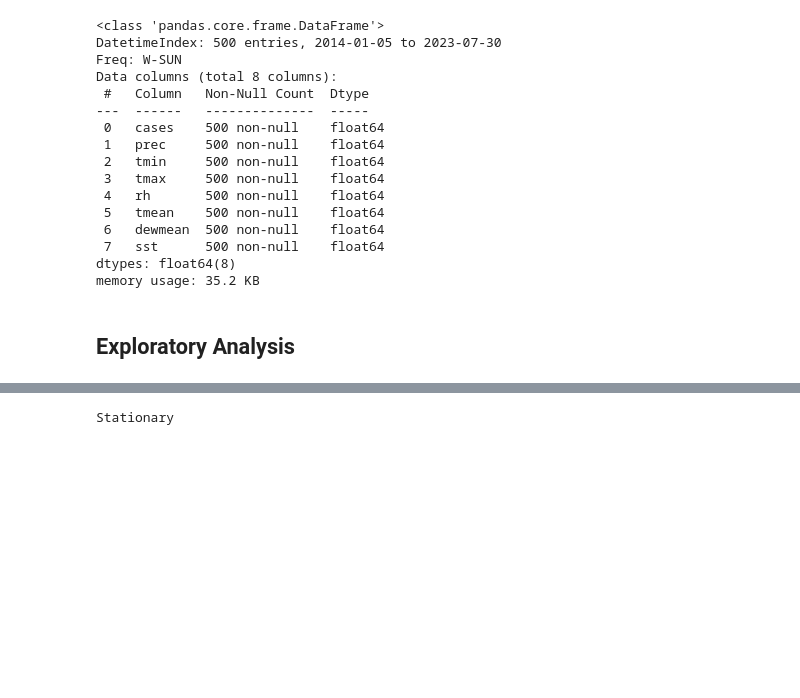
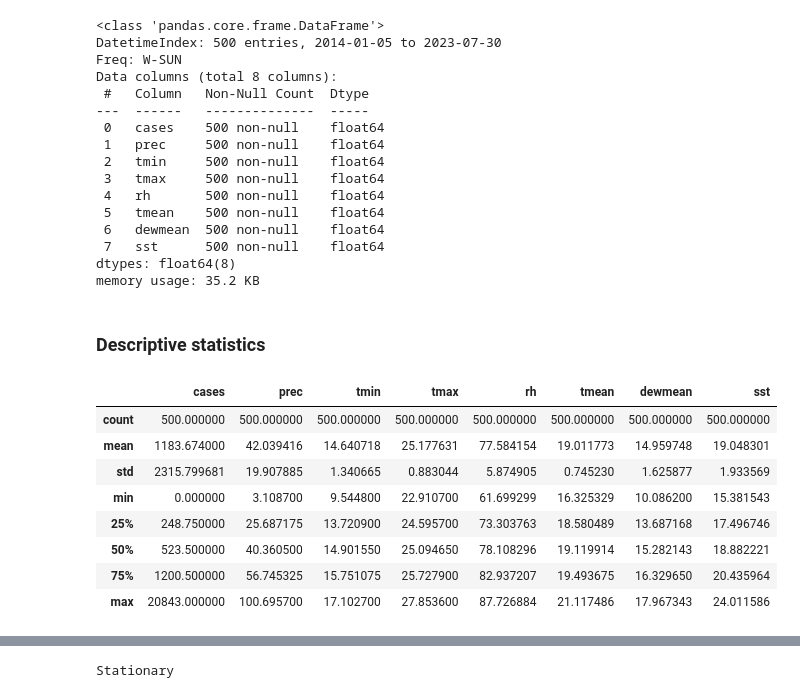
Before and after one commit to plosi/dengue-prediction, a Jupyter notebook: peru.ipynb, the cells around one changed output, grey strips where cells are left out. Saved outputs shown, nothing was run; the diff lists cells and outputs as text; code cells hidden in the pictures; blank space fills up the shorter version.

```diff
--- a/peru.ipynb
+++ b/peru.ipynb
@@ -134,5 +142,17 @@ Data columns (total 8 columns):
  7   sst      500 non-null    float64
 dtypes: float64(8)
 memory usage: 35.2 KB
-# %% [markdown]
-## Exploratory Analysis
+# %% [markdown]
+### Descriptive statistics
+# %%
+df.describe()
+# %% [output]
+|  | cases | prec | tmin | tmax | rh | tmean | dewmean | sst |
+| count | 500.000000 | 500.000000 | 500.000000 | 500.000000 | 500.000000 | 500.000000 | 500.000000 | 500.000000 |
+| mean | 1183.674000 | 42.039416 | 14.640718 | 25.177631 | 77.584154 | 19.011773 | 14.959748 | 19.048301 |
+| std | 2315.799681 | 19.907885 | 1.340665 | 0.883044 | 5.874905 | 0.745230 | 1.625877 | 1.933569 |
+| min | 0.000000 | 3.108700 | 9.544800 | 22.910700 | 61.699299 | 16.325329 | 10.086200 | 15.381543 |
+| 25% | 248.750000 | 25.687175 | 13.720900 | 24.595700 | 73.303763 | 18.580489 | 13.687168 | 17.496746 |
+| 50% | 523.500000 | 40.360500 | 14.901550 | 25.094650 | 78.108296 | 19.119914 | 15.282143 | 18.882221 |
+| 75% | 1200.500000 | 56.745325 | 15.751075 | 25.727900 | 82.937207 | 19.493675 | 16.329650 | 20.435964 |
+| max | 20843.000000 | 100.695700 | 17.102700 | 27.853600 | 87.726884 | 21.117486 | 17.967343 | 24.011586 |
```
Also changed, not shown: parts of 25 cells of this notebook.
